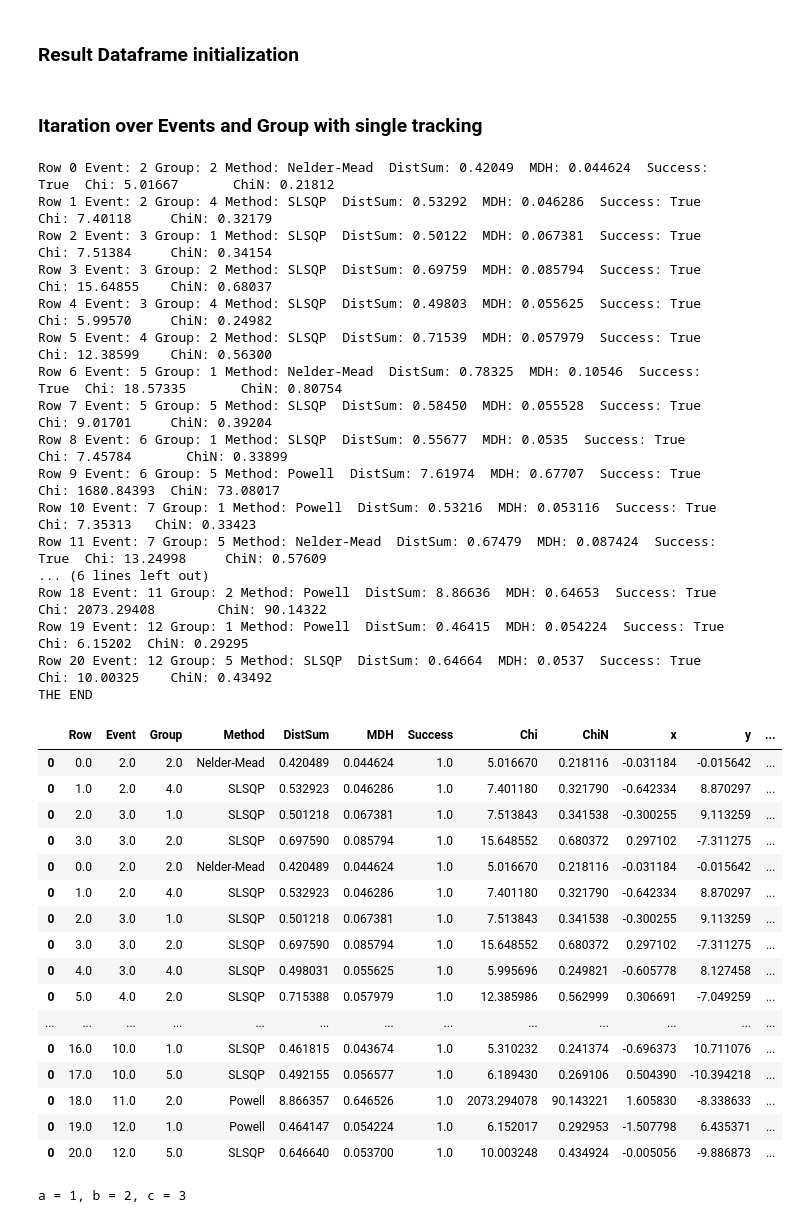
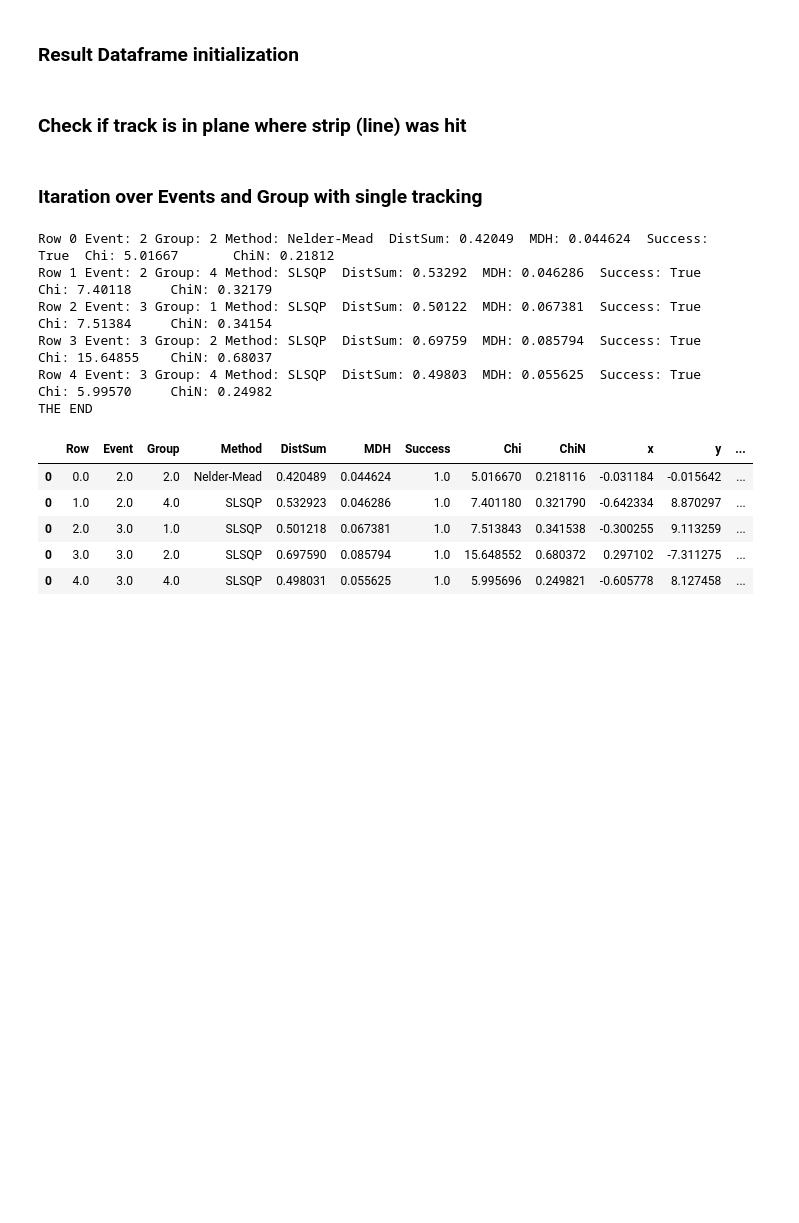
Before and after one commit to patrykel/multi-tracking-notebooks, a Jupyter notebook: single_rps_statistic.ipynb, the cells around one changed output. Saved outputs shown, nothing was run; the diff lists cells and outputs as text; code cells hidden in the pictures; blank space fills up the shorter version.

Commit message:
Checking whether track is passing through detector.

```diff
--- a/single_rps_statistic.ipynb
+++ b/single_rps_statistic.ipynb
@@ -336,7 +576,7 @@ def get_solution():
 ### Result Dataframe initialization
 # %%
 def get_column_names():
-    return ['Row', 'Event', 'Group', 'Method', 'DistSum', 'MDH', 'Success', 'Chi', 'ChiN', 'x', 'y', 'z', 'dx', 'dy', 'dz']
+    return ['Row', 'Event', 'Group', 'Method', 'DistSum', 'MDH', 'Success', 'Chi', 'ChiN', 'x', 'y', 'z', 'dx', 'dy', 'dz', 'track_in_dets', 'track_out_dets']
 
 def get_empty_row_data():
     result = {}
@@ -361,5 +601,5 @@ def get_row_df(row_data):
     columns = get_column_names()
 
     return pd.DataFrame(row_data_dict, columns = columns)
-
-result_df = pd.DataFrame(get_empty_row_data(), columns = get_column_names())
+# %% [markdown]
+### Check if track is in plane where strip (line) was hit
@@ -372,11 +645,12 @@ glob_max_hit_dist = 0.0
 true_max_distance = 0.0
 false_max_distance = 0.0
 
+result_df = pd.DataFrame(get_empty_row_data(), columns = get_column_names())
 
 # FOR EACH EVENT AND GROUP CALCULATE LINE
 for index, row in single_groups_df.iterrows():
 
-    if row_number > 20:
+    if row_number > 4:
         break
 
     # GETTING HITS FOR SPECIFIED GROUP AND EVENT
@@ -411,59 +685,42 @@ for index, row in single_groups_df.iterrows():
 
 
     print("Row {} Event: {} Group: {} Method: {}  DistSum: {:.5f}  MDH: {:.5}  Success: {}  Chi: {:.5f}\tChiN: {:.5f}"
       .format(row_number, eventID, groupID, method, solution.fun, max_hit_dist,
               solution.success, chi, chi / (len(LINE_SET) - 6)))
 
+    track_in_det_no = 0
+    track_out_det_no = 0
+
+    for line in LINE_SET:
+        if is_track_in_detector(line, solution, geom_df):
+            track_in_det_no = track_in_det_no + 1
+        else:
+            track_out_det_no = track_out_det_no + 1
+
 
     # DATAFRAME FOR STORING RESULT
     x, y, z, dx, dy, dz = solution.x
     row_df = get_row_df([row_number, eventID, groupID, method, solution.fun, max_hit_dist, solution.success,
-                         chi, chi / (len(LINE_SET) - 6), x, y, z, dx, dy, dz])
+                         chi, chi / (len(LINE_SET) - 6), x, y, z, dx, dy, dz, track_in_det_no, track_out_det_no])
     result_df = pd.concat([result_df, row_df])
+
 
     row_number = row_number + 1
 
 
 print("THE END")
 
 result_df
 # %% [output]
 Row 0 Event: 2 Group: 2 Method: Nelder-Mead  DistSum: 0.42049  MDH: 0.044624  Success: True  Chi: 5.01667       ChiN: 0.21812
 Row 1 Event: 2 Group: 4 Method: SLSQP  DistSum: 0.53292  MDH: 0.046286  Success: True  Chi: 7.40118     ChiN: 0.32179
 Row 2 Event: 3 Group: 1 Method: SLSQP  DistSum: 0.50122  MDH: 0.067381  Success: True  Chi: 7.51384     ChiN: 0.34154
 Row 3 Event: 3 Group: 2 Method: SLSQP  DistSum: 0.69759  MDH: 0.085794  Success: True  Chi: 15.64855    ChiN: 0.68037
 Row 4 Event: 3 Group: 4 Method: SLSQP  DistSum: 0.49803  MDH: 0.055625  Success: True  Chi: 5.99570     ChiN: 0.24982
-Row 5 Event: 4 Group: 2 Method: SLSQP  DistSum: 0.71539  MDH: 0.057979  Success: True  Chi: 12.38599    ChiN: 0.56300
-Row 6 Event: 5 Group: 1 Method: Nelder-Mead  DistSum: 0.78325  MDH: 0.10546  Success: True  Chi: 18.57335       ChiN: 0.80754
-Row 7 Event: 5 Group: 5 Method: SLSQP  DistSum: 0.58450  MDH: 0.055528  Success: True  Chi: 9.01701     ChiN: 0.39204
-Row 8 Event: 6 Group: 1 Method: SLSQP  DistSum: 0.55677  MDH: 0.0535  Success: True  Chi: 7.45784       ChiN: 0.33899
-Row 9 Event: 6 Group: 5 Method: Powell  DistSum: 7.61974  MDH: 0.67707  Success: True  Chi: 1680.84393  ChiN: 73.08017
-Row 10 Event: 7 Group: 1 Method: Powell  DistSum: 0.53216  MDH: 0.053116  Success: True  Chi: 7.35313   ChiN: 0.33423
-Row 11 Event: 7 Group: 5 Method: Nelder-Mead  DistSum: 0.67479  MDH: 0.087424  Success: True  Chi: 13.24998     ChiN: 0.57609
-... (6 lines left out)
-Row 18 Event: 11 Group: 2 Method: Powell  DistSum: 8.86636  MDH: 0.64653  Success: True  Chi: 2073.29408        ChiN: 90.14322
-Row 19 Event: 12 Group: 1 Method: Powell  DistSum: 0.46415  MDH: 0.054224  Success: True  Chi: 6.15202  ChiN: 0.29295
-Row 20 Event: 12 Group: 5 Method: SLSQP  DistSum: 0.64664  MDH: 0.0537  Success: True  Chi: 10.00325    ChiN: 0.43492
 THE END
 |  | Row | Event | Group | Method | DistSum | MDH | Success | Chi | ChiN | x | y | ... |
 | 0 | 0.0 | 2.0 | 2.0 | Nelder-Mead | 0.420489 | 0.044624 | 1.0 | 5.016670 | 0.218116 | -0.031184 | -0.015642 | ... |
 | 0 | 1.0 | 2.0 | 4.0 | SLSQP | 0.532923 | 0.046286 | 1.0 | 7.401180 | 0.321790 | -0.642334 | 8.870297 | ... |
 | 0 | 2.0 | 3.0 | 1.0 | SLSQP | 0.501218 | 0.067381 | 1.0 | 7.513843 | 0.341538 | -0.300255 | 9.113259 | ... |
 | 0 | 3.0 | 3.0 | 2.0 | SLSQP | 0.697590 | 0.085794 | 1.0 | 15.648552 | 0.680372 | 0.297102 | -7.311275 | ... |
-| 0 | 0.0 | 2.0 | 2.0 | Nelder-Mead | 0.420489 | 0.044624 | 1.0 | 5.016670 | 0.218116 | -0.031184 | -0.015642 | ... |
-| 0 | 1.0 | 2.0 | 4.0 | SLSQP | 0.532923 | 0.046286 | 1.0 | 7.401180 | 0.321790 | -0.642334 | 8.870297 | ... |
-| 0 | 2.0 | 3.0 | 1.0 | SLSQP | 0.501218 | 0.067381 | 1.0 | 7.513843 | 0.341538 | -0.300255 | 9.113259 | ... |
-| 0 | 3.0 | 3.0 | 2.0 | SLSQP | 0.697590 | 0.085794 | 1.0 | 15.648552 | 0.680372 | 0.297102 | -7.311275 | ... |
 | 0 | 4.0 | 3.0 | 4.0 | SLSQP | 0.498031 | 0.055625 | 1.0 | 5.995696 | 0.249821 | -0.605778 | 8.127458 | ... |
-| 0 | 5.0 | 4.0 | 2.0 | SLSQP | 0.715388 | 0.057979 | 1.0 | 12.385986 | 0.562999 | 0.306691 | -7.049259 | ... |
-| ... | ... | ... | ... | ... | ... | ... | ... | ... | ... | ... | ... | ... |
-| 0 | 16.0 | 10.0 | 1.0 | SLSQP | 0.461815 | 0.043674 | 1.0 | 5.310232 | 0.241374 | -0.696373 | 10.711076 | ... |
-| 0 | 17.0 | 10.0 | 5.0 | SLSQP | 0.492155 | 0.056577 | 1.0 | 6.189430 | 0.269106 | 0.504390 | -10.394218 | ... |
-| 0 | 18.0 | 11.0 | 2.0 | Powell | 8.866357 | 0.646526 | 1.0 | 2073.294078 | 90.143221 | 1.605830 | -8.338633 | ... |
-| 0 | 19.0 | 12.0 | 1.0 | Powell | 0.464147 | 0.054224 | 1.0 | 6.152017 | 0.292953 | -1.507798 | 6.435371 | ... |
-| 0 | 20.0 | 12.0 | 5.0 | SLSQP | 0.646640 | 0.053700 | 1.0 | 10.003248 | 0.434924 | -0.005056 | -9.886873 | ... |
-# %%
-k = [1,2,3]
-a,b,c = k
-# %% [output]
-a = 1, b = 2, c = 3
```
Also changed, not shown: parts of 11 cells of this notebook.
